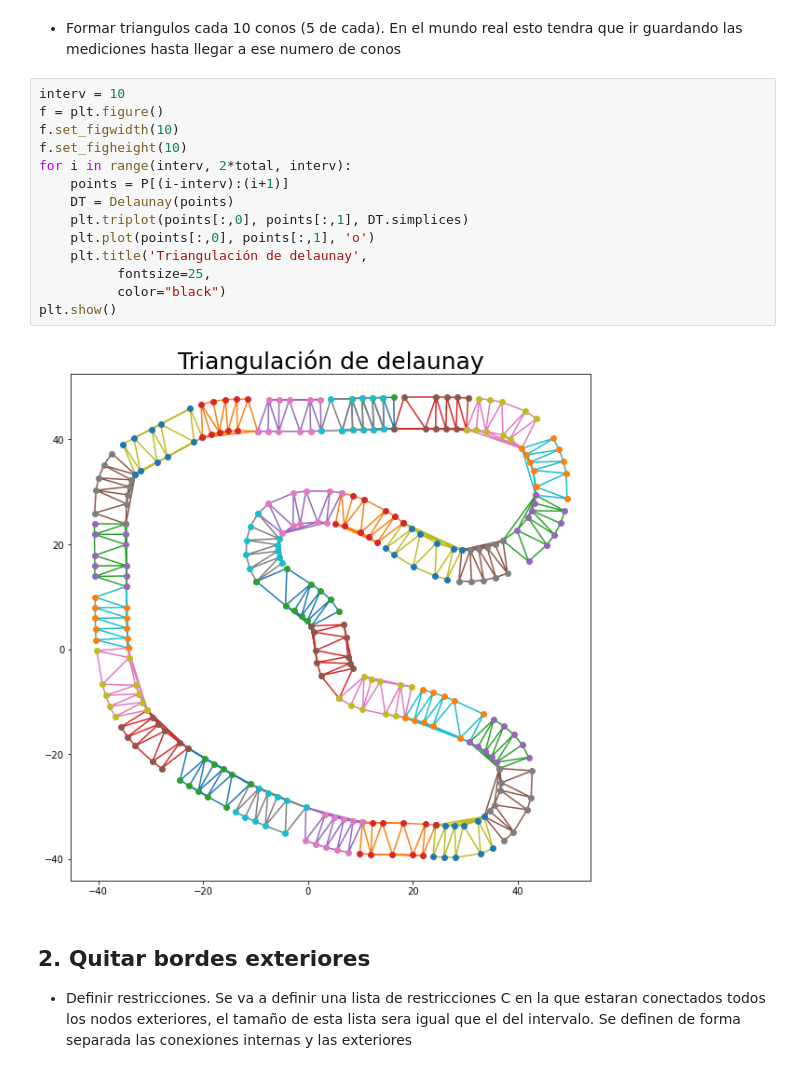
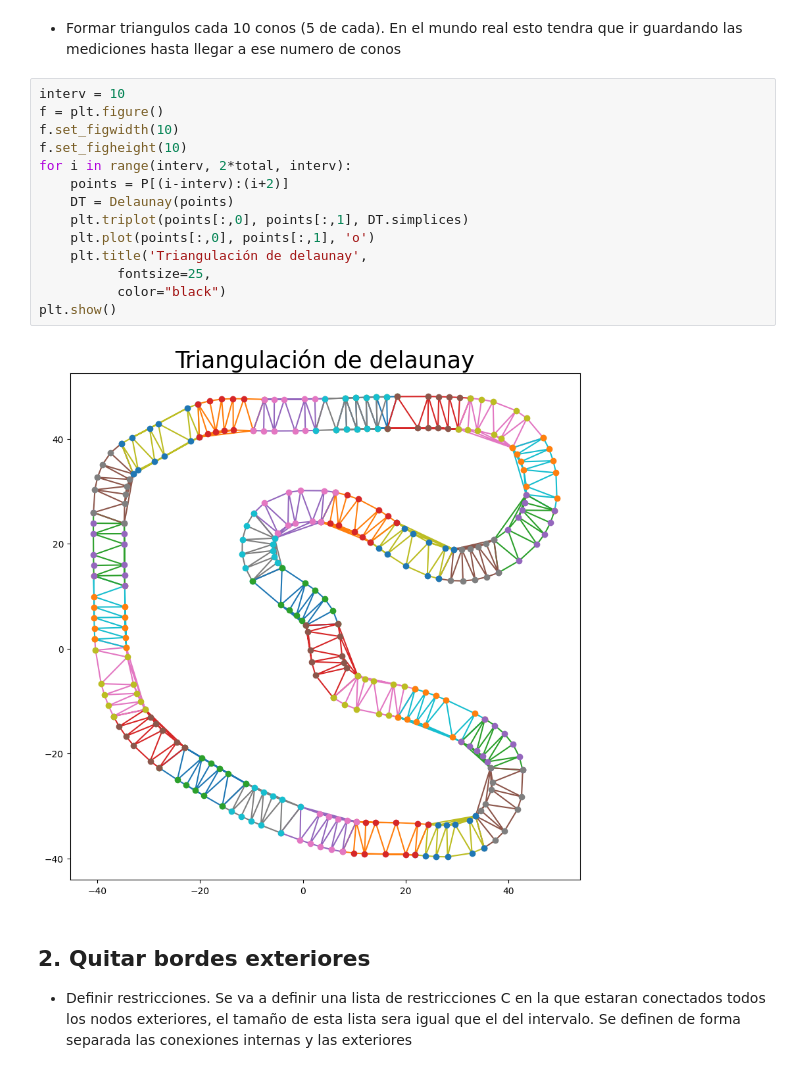
Before and after one commit to FSBDriverless/FS-AI, a Jupyter notebook: Planificación/Triangulacion de Delaunay.ipynb, the cells around one changed output. Cells and saved outputs as stored; diff of their text form.

```diff
--- a/Planificación/Triangulacion de Delaunay.ipynb
+++ b/Planificación/Triangulacion de Delaunay.ipynb
@@ -41,19 +45,19 @@ yp = [] # crear un vector numerico vacio yp para guardar las coordenadas planead
 # %%
 interv = 10
 f = plt.figure()
 f.set_figwidth(10)
 f.set_figheight(10)
 for i in range(interv, 2*total, interv):
-    points = P[(i-interv):(i+1)]
+    points = P[(i-interv):(i+2)]
     DT = Delaunay(points)
     plt.triplot(points[:,0], points[:,1], DT.simplices)
     plt.plot(points[:,0], points[:,1], 'o')
     plt.title('Triangulación de delaunay',
           fontsize=25,
           color="black")
 plt.show()
 # %% [output]
-[figure, old version]
+[figure, new version]
 # %% [markdown]
 ## 2. Quitar bordes exteriores
 * Definir restricciones. Se va a definir una lista de restricciones C en la que estaran conectados todos los nodos exteriores, el tamaño de esta lista sera igual que el del intervalo.
```
Also changed, not shown: parts of 10 cells of this notebook.
